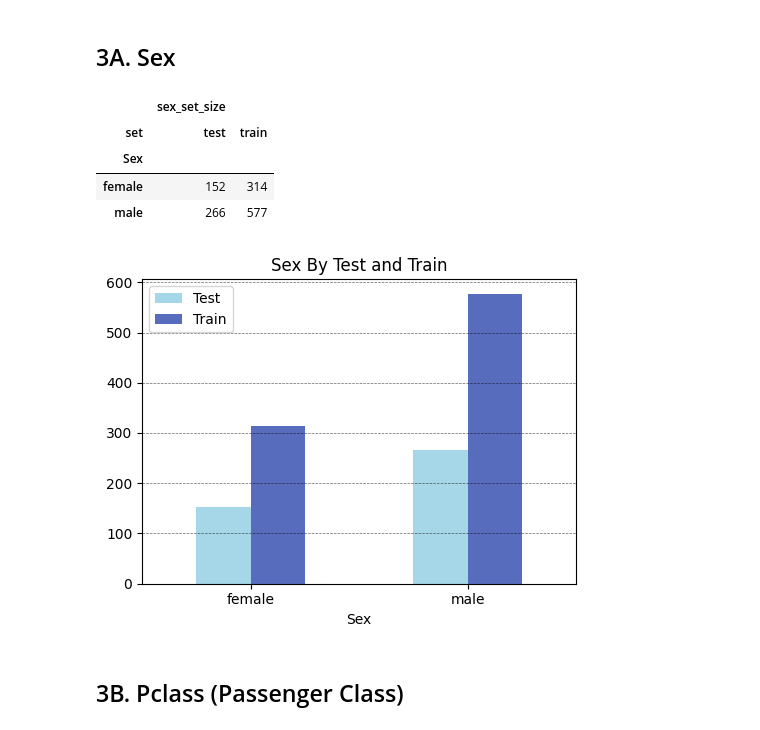
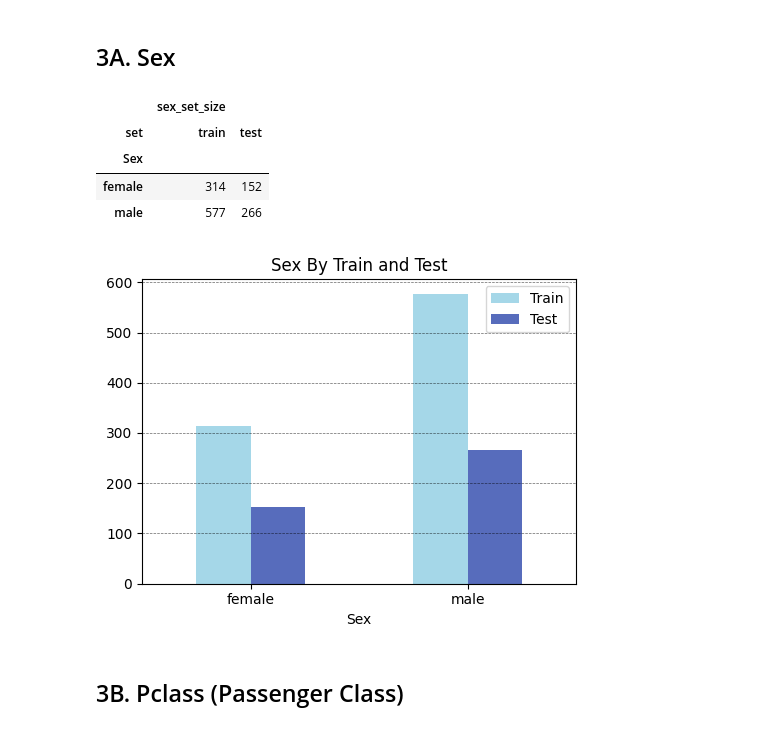
Before and after one commit to powernusa/titanic-eda, a Jupyter notebook: titanic_eda.ipynb, the cells around one changed output. Cells and saved outputs as stored; diff of their text form; code cells hidden in the pictures.

Commit message:
feat: reindex columns train and test

```diff
--- a/titanic_eda.ipynb
+++ b/titanic_eda.ipynb
@@ -102,30 +102,31 @@ display(all_df.sample(3))
 # %%
 df_sex_set = all_df[["Sex","set"]]
 df_groupby = (
     df_sex_set.groupby(["Sex","set"])
         .agg(sex_set_size=("Sex","size"))
         .reset_index()
 )
 df_pivot = (
     df_groupby.pivot(
         index="Sex",
         columns=["set"],
         values=["sex_set_size"]
     )
 )
+df_pivot = df_pivot.reindex(columns=[('sex_set_size','train'),('sex_set_size','test')])
 display(df_pivot)
-title = "Sex By Test and Train"
-labels = ["Test","Train"]
+title = "Sex By Train and Test"
+labels = ["Train","Test"]
 plt,_,_ = plot_pivot_bar(df_pivot,figsize=(5,4),width=0.5,
                            title=title,legend_labels=labels)
 plt.show()
 # %% [output]
 |  | sex_set_size |  |
-| set | test | train |
+| set | train | test |
 | Sex |  |  |
-| female | 152 | 314 |
-| male | 266 | 577 |
+| female | 314 | 152 |
+| male | 577 | 266 |
-[figure, old version]
+[figure, new version]
 # %% [markdown]
 ## 3B. Pclass (Passenger Class)
 # %%
```
Also changed, not shown: parts of 3 cells of this notebook.
